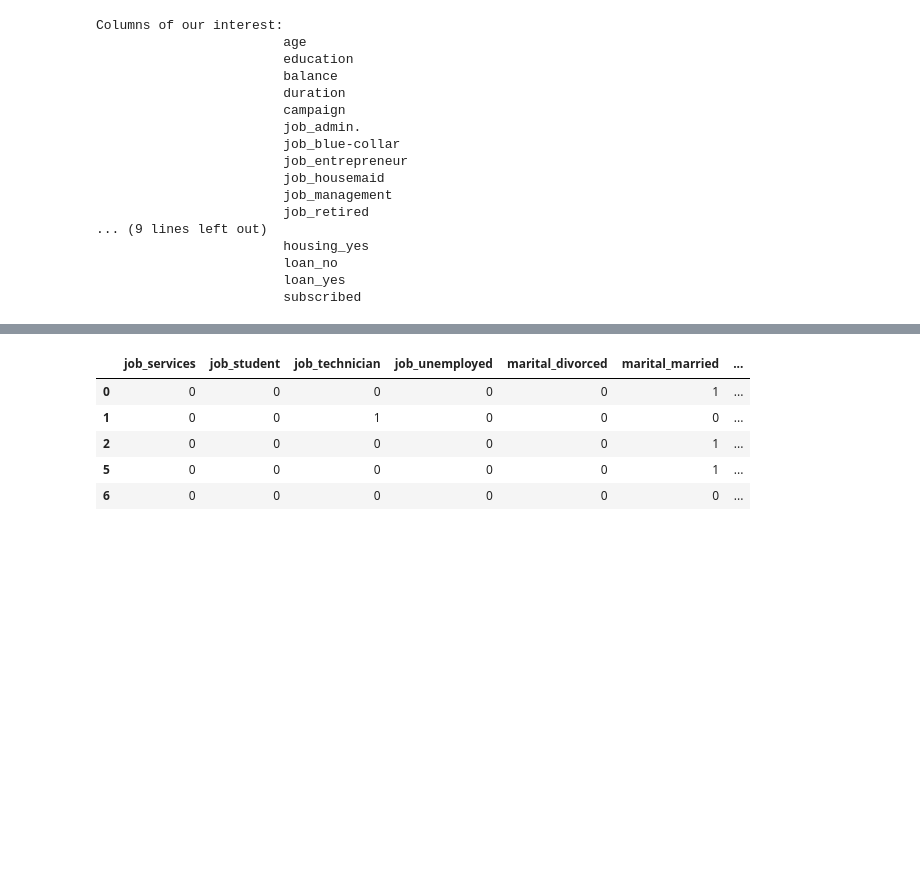
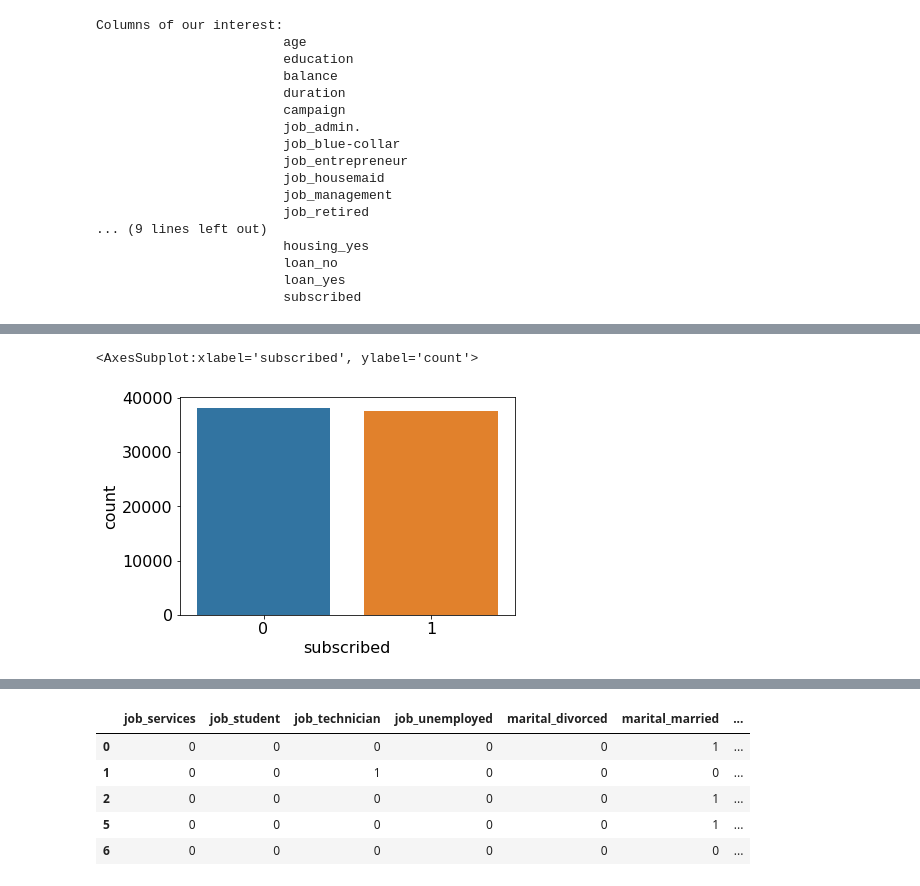
Before and after one commit to pankajvma/MiniProjects, a Jupyter notebook: Bank-Marketing-Prediction/Bank-marketing-predict-term-deposit.ipynb, the cells around one changed output, grey strips where cells are left out. Saved outputs shown, nothing was run; the diff lists cells and outputs as text; code cells hidden in the pictures; blank space fills up the shorter version.

```diff
--- a/Bank-Marketing-Prediction/Bank-marketing-predict-term-deposit.ipynb
+++ b/Bank-Marketing-Prediction/Bank-marketing-predict-term-deposit.ipynb
@@ -890,3 +967,14 @@ Columns of our interest:
+# %%
+df_model_yes = df_model[df_model['subscribed']==1]
+for _ in range(6):
+    df_model = pd.concat([df_model,df_model_yes])
+df_model_yes = df_model[df_model['subscribed']==1].head(2500)
+df_model = pd.concat([df_model,df_model_yes])
+# %%
+sns.countplot(x=df_model['subscribed'], data=df_ohe)
+# %% [output]
+<AxesSubplot:xlabel='subscribed', ylabel='count'>
+[figure, added]
 # %%
 df_model[list(df_model.columns)[:12]].head()
 # %% [output]
```
Also changed, not shown: parts of 51 cells of this notebook, 54 other files.
